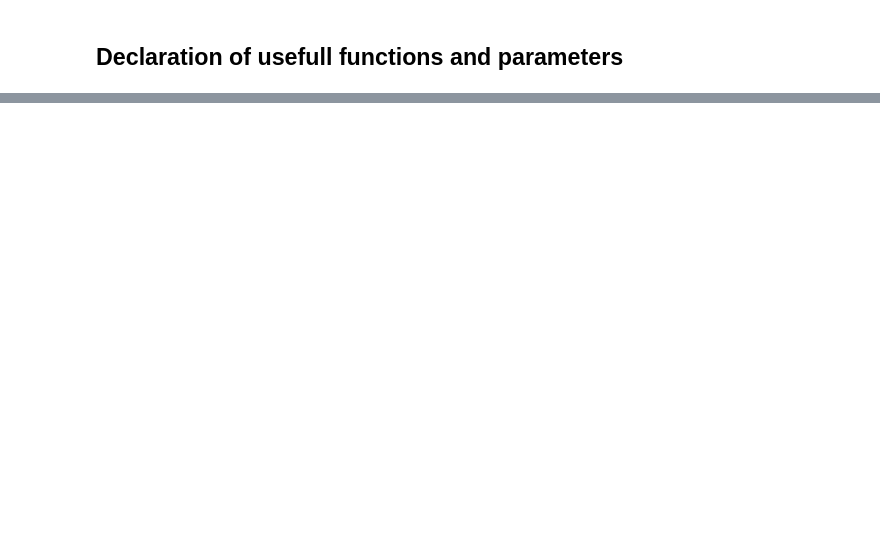
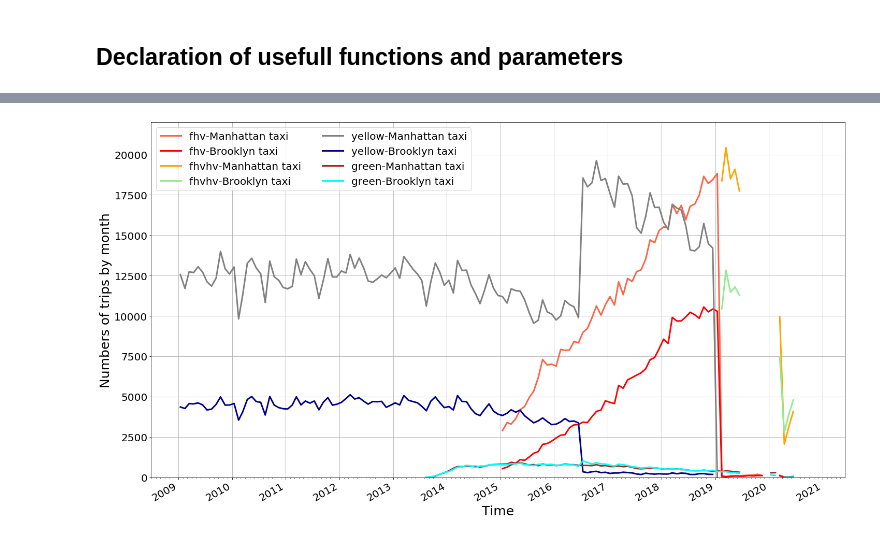
Before and after one commit to MaxDaless/H600-L-Group, a Jupyter notebook: t4_analysis.ipynb, the cells around one changed output, grey strips where cells are left out. Cells and saved outputs as stored; diff of their text form; code cells hidden in the pictures; blank space fills up the shorter version.

```diff
--- a/t4_analysis.ipynb
+++ b/t4_analysis.ipynb
@@ -877,0 +349,30 @@ TypeError: 'mth' is an invalid keyword argument for __new__()
+# %%
+# Plot the numbers of monthly number of trips
+parameters = {'axes.labelsize': 25,
+          'axes.titlesize': 35,
+          'legend.fontsize': 20,
+          'xtick.labelsize': 20,
+          'ytick.labelsize':20}
+plt.rcParams.update(parameters)
+i = 0
+fig, ax = plt.subplots(1,figsize=(24,14))
+ax.xaxis.set_major_locator(years)
+ax.xaxis.set_major_formatter(years_fmt)
+ax.xaxis.set_minor_locator(months)
+for taxi_brand in list_taxi :
+    for zones in ["Manhattan" , "Brooklyn"] :
+        var_name = taxi_brand+"-"+zones
+        i = i+6
+        colors = (sorted(overlap,reverse=True))[i]
+        ax.plot(dating_pop_MB[var_name],var_pop_MB[var_name],color=colors,label='%s taxi' %(var_name),lw=3) # Line not visible, only to show values
+ax.set_xlim(xmin,xmax,1)
+ax.set_ylim(0,22000)
+ax.set_xlabel("Time")
+ax.set_ylabel("Numbers of trips by month")
+ax.format_ydata = lambda x: '$%1.2f' % x
+ax.grid(True)
+plt.legend(ncol=2,loc=2)
+fig.autofmt_xdate()
+plt.savefig(cl_path+"../Plot_Q2_popularity_allTAXI_Man-Br.png", bbox_inches = 'tight', pad_inches=0)
+# %% [output]
+[figure, added]
```
Also changed, not shown: parts of 56 cells of this notebook, 10 other files.
